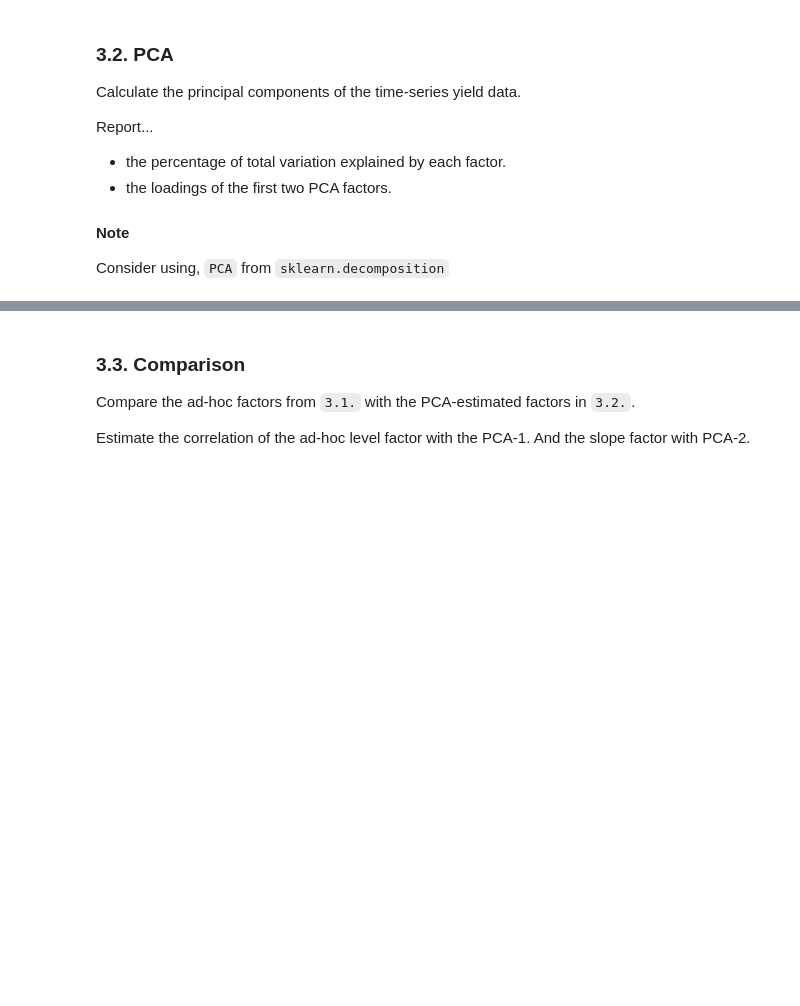
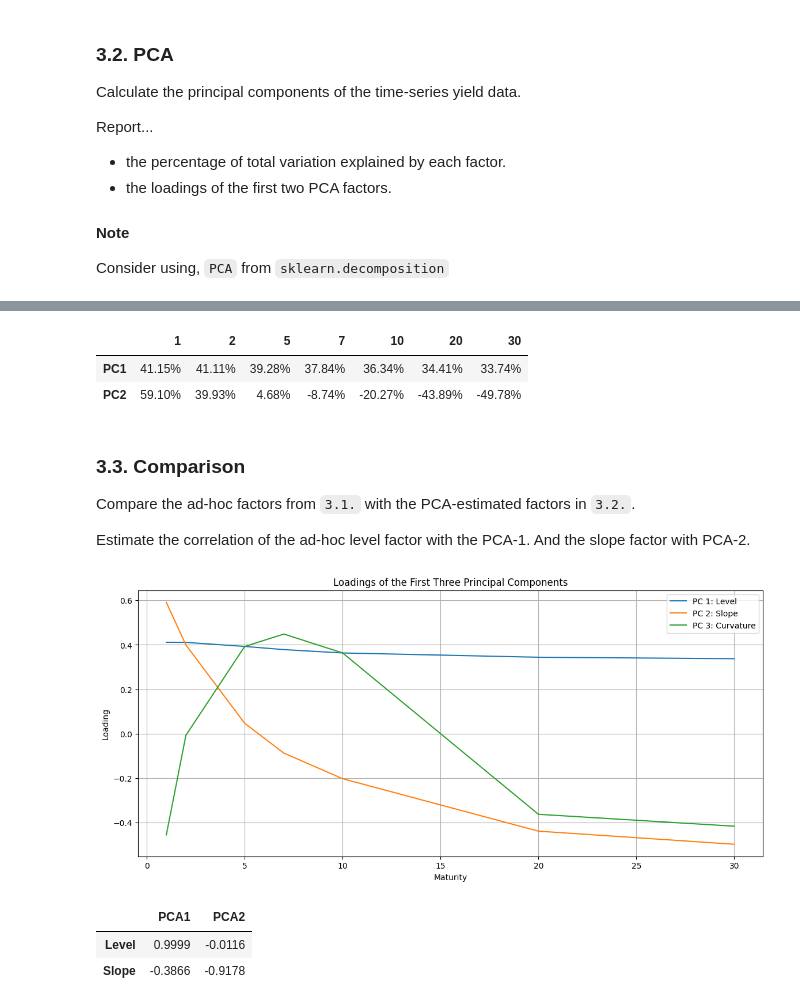
Before and after one commit to ArturoCharleston/finm-fixedincome-2025, a Jupyter notebook: homework/Homework 1_Arturo.ipynb, the cells around one changed output, grey strips where cells are left out. Drawn from its saved outputs; the diff is of its cells as text; code cells hidden in the pictures; blank space fills up the shorter version.

```diff
--- a/homework/Homework 1_Arturo.ipynb
+++ b/homework/Homework 1_Arturo.ipynb
@@ -468,3 +539,24 @@ Report...
 #### Note
 Consider using,
 `PCA` from `sklearn.decomposition`
+# %%
+# Perform PCA
+pca = PCA(svd_solver='full')
+pca.fit(yields)
+
+# Get the explained variance ratio
+explained_variance_ratio = pca.explained_variance_ratio_
+
+# Get the loadings of the first two PCA factors
+loadings = pca.components_
+
+# Create a DataFrame for the explained variance ratio
+explained_variance = pd.DataFrame({
+    'Principal Component': [f'PC{i+1}' for i in range(len(explained_variance_ratio))],
+    'Explained Variance Ratio': explained_variance_ratio
+})
+
+# Format the explained variance ratio as percentages
+explained_variance['Explained Variance Ratio'] = explained_variance['Explained Variance Ratio'].apply(lambda x: f"{x:.2%}")
+
+explained_variance
@@ -471,6 +572,51 @@ Consider using,
+# %%
+loadings_df = pd.DataFrame(loadings[:2], columns=yields.columns, index=['PC1', 'PC2'])
+loadings_df = loadings_df.applymap(lambda x: f"{x:.2%}")
+loadings_df
+# %% [output]
+|  | 1 | 2 | 5 | 7 | 10 | 20 | 30 |
+| PC1 | 41.15% | 41.11% | 39.28% | 37.84% | 36.34% | 34.41% | 33.74% |
+| PC2 | 59.10% | 39.93% | 4.68% | -8.74% | -20.27% | -43.89% | -49.78% |
 # %% [markdown]
 ### 3.3. Comparison
 
 Compare the ad-hoc factors from `3.1.` with the PCA-estimated factors in `3.2.`.
 
 Estimate the correlation of the ad-hoc level factor with the PCA-1. And the slope factor with PCA-2.
+# %%
+# Create the pca_wts DataFrame
+pca_wts = pd.DataFrame(pca.components_, columns=yields.columns)
+pca_wts.index = ['PC 1: Level', 'PC 2: Slope', 'PC 3: Curvature', 'PCA 4', 'PCA 5', 'PCA 6', 'PCA 7']
+
+# Adjust the sign of the 'PC 3: Curvature' if necessary
+if pca_wts.loc['PC 3: Curvature', 10] < 0:
+    pca_wts.loc['PC 3: Curvature'] *= -1
+
+# Plot the first three principal components
+pca_wts.T.iloc[:, 0:3].plot(figsize=(14, 6))
+plt.xlabel('Maturity')
+plt.ylabel('Loading')
+plt.title('Loadings of the First Three Principal Components')
+plt.grid(True)
+plt.show()
+# %% [output]
+[figure, added]
+# %%
+# Calculate the principal components
+pca_factors = pca.transform(yields)
+
+# Create a DataFrame for the first two principal components
+pca_df = pd.DataFrame(pca_factors[:, :2], columns=['PCA1', 'PCA2'], index=yields.index)
+
+# Combine the ad-hoc factors with the PCA factors
+combined_factors = pd.concat([factors[['Level', 'Slope']], pca_df], axis=1)
+
+# Calculate the correlation matrix
+correlation_matrix = combined_factors.corr()
+
+# Display the correlation matrix
+correlation_matrix.loc[['Level', 'Slope'], ['PCA1', 'PCA2']]
+# %% [output]
+|  | PCA1 | PCA2 |
+| Level | 0.9999 | -0.0116 |
+| Slope | -0.3866 | -0.9178 |
```
Also changed, not shown: parts of 14 cells of this notebook, 1 other file.
